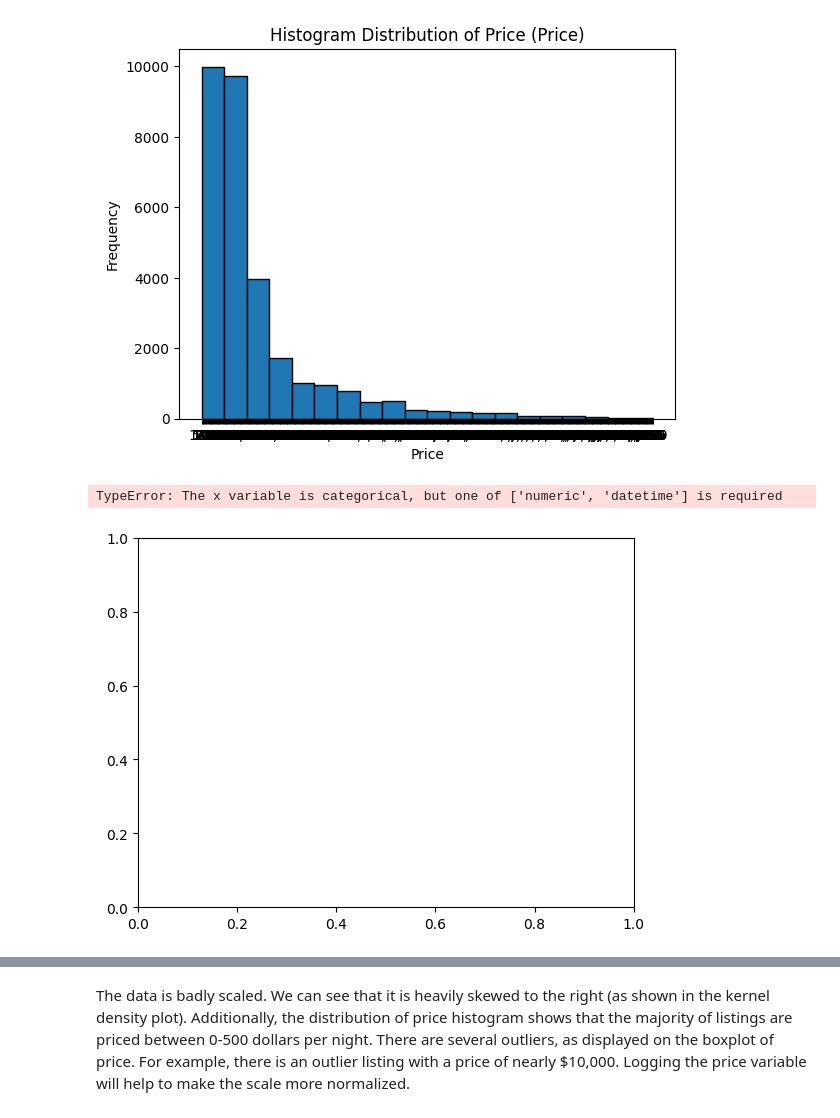
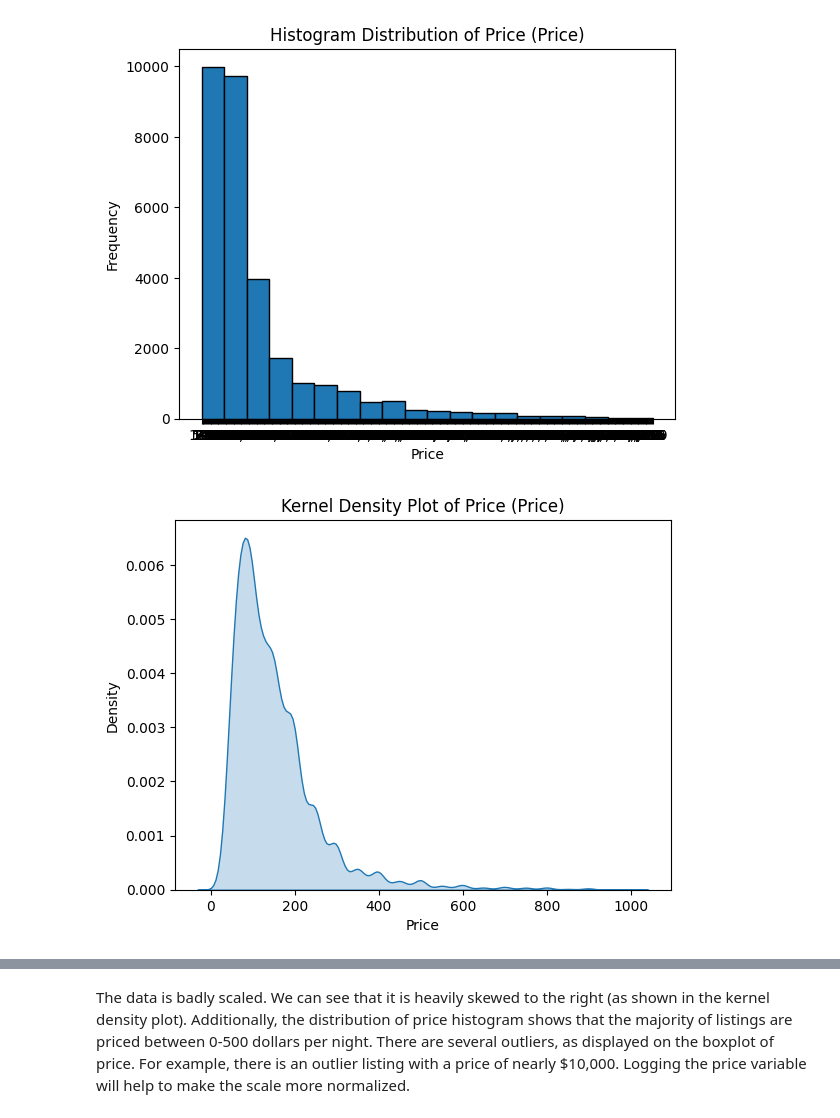
Before and after one commit to norawik/EDA, a Jupyter notebook: assignment/assignment.ipynb, the cells around one changed output, grey strips where cells are left out. Drawn from its saved outputs; the diff is of its cells as text; code cells hidden in the pictures.

```diff
--- a/assignment/assignment.ipynb
+++ b/assignment/assignment.ipynb
@@ -197,13 +331,14 @@ plt.show()
 [figure]
 # %%
 #make kernel density plot
-sns.kdeplot (airbnb['Price'], fill=True)
+airbnb['Price'] = pd.to_numeric(airbnb['Price'], errors='coerce')
+airbnb = airbnb.dropna(subset=['Price'])
+sns.kdeplot(airbnb['Price'], fill=True)
 plt.title('Kernel Density Plot of Price (Price)')
 plt.xlabel('Price')
 plt.show()
 # %% [output]
-TypeError: The x variable is categorical, but one of ['numeric', 'datetime'] is required
-[figure, old version]
+[figure, new version]
 # %%
 #make boxplot
 sns.boxplot(airbnb['Price'])
```
Also changed, not shown: parts of 26 cells of this notebook.
